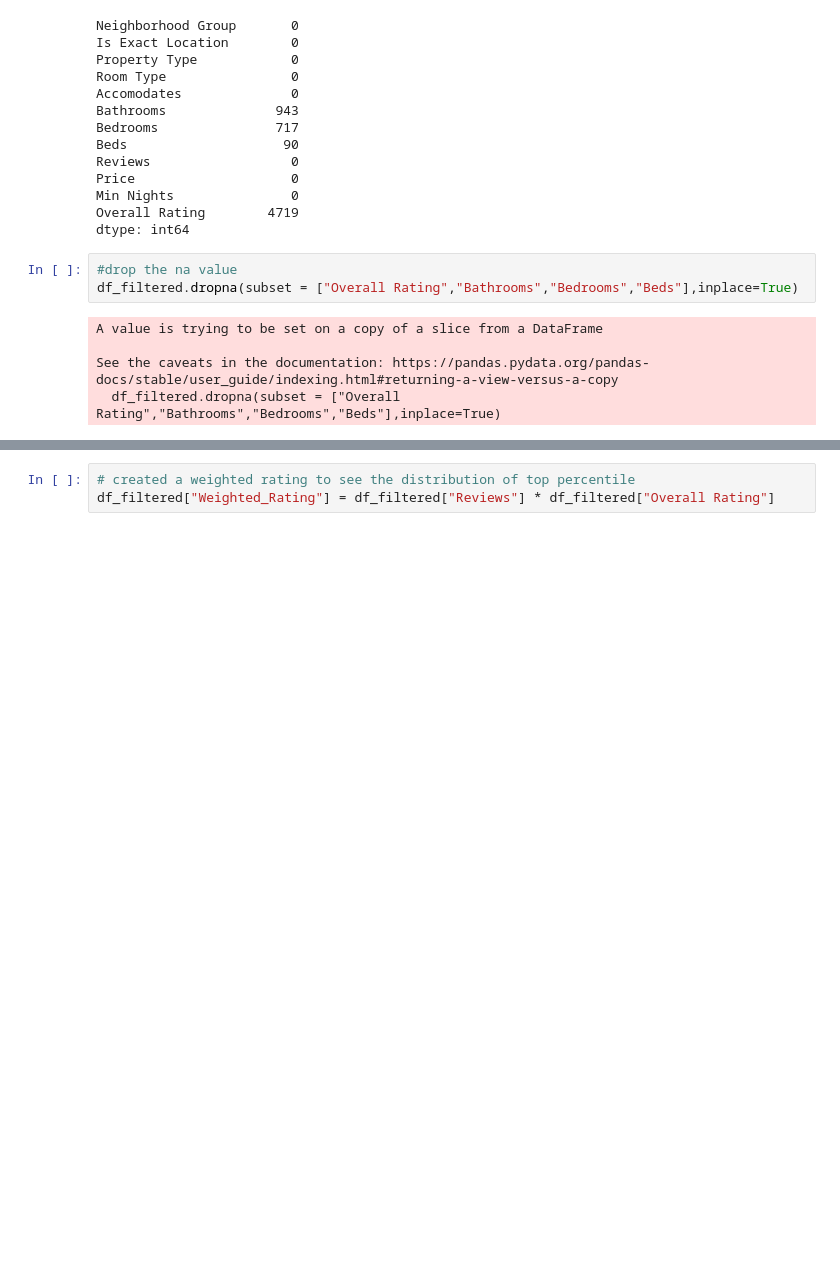
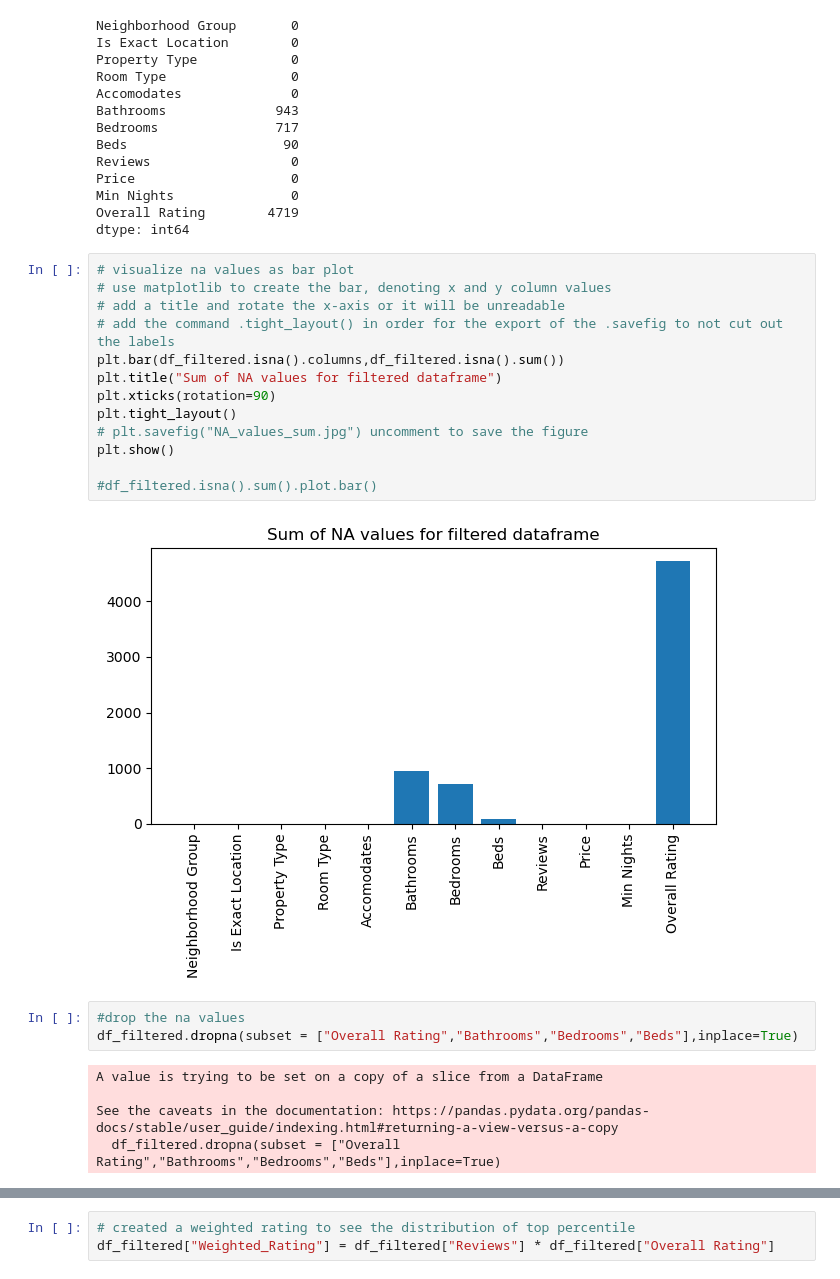
Before and after one commit to NMARGOS/ListingClassification, a Jupyter notebook: Arbnb_listings_diagnostic.ipynb, the cells around one changed output, grey strips where cells are left out. Drawn from its saved outputs; the diff is of its cells as text; blank space fills up the shorter version.

```diff
--- a/Arbnb_listings_diagnostic.ipynb
+++ b/Arbnb_listings_diagnostic.ipynb
@@ -97,8 +151,23 @@ Price                    0
 Min Nights               0
 Overall Rating        4719
 dtype: int64
+# %%
+# visualize na values as bar plot
+# use matplotlib to create the bar, denoting x and y column values
+# add a title and rotate the x-axis or it will be unreadable
+# add the command .tight_layout() in order for the export of the .savefig to not cut out the labels
+plt.bar(df_filtered.isna().columns,df_filtered.isna().sum())
+plt.title("Sum of NA values for filtered dataframe")
+plt.xticks(rotation=90)
+plt.tight_layout()
+# plt.savefig("NA_values_sum.jpg") uncomment to save the figure
+plt.show()
+
+#df_filtered.isna().sum().plot.bar()
+# %% [output]
+[figure, added]
 # %%
-#drop the na value
+#drop the na values
 df_filtered.dropna(subset = ["Overall Rating","Bathrooms","Bedrooms","Beds"],inplace=True)
 # %% [output]
 A value is trying to be set on a copy of a slice from a DataFrame
```
Also changed, not shown: parts of 98 cells of this notebook.
